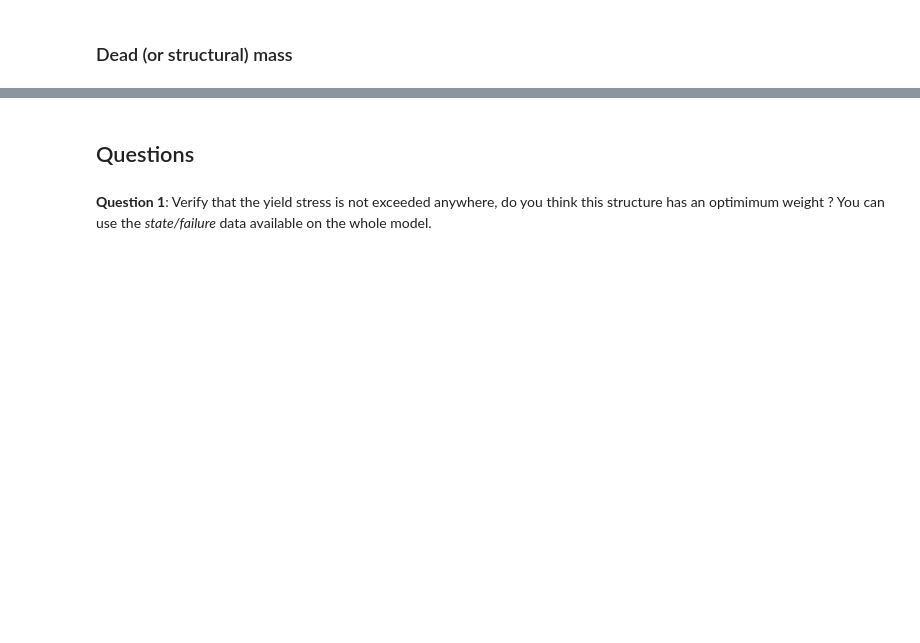
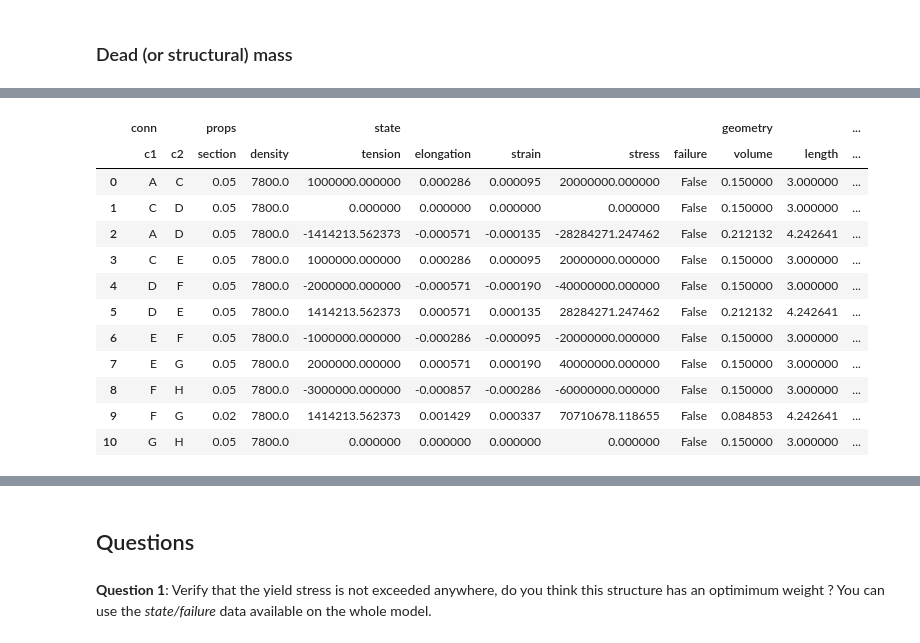
Before and after one commit to symmeHub/positron, a Jupyter notebook: book/optimization/exercises/bridge_optimization.ipynb, the cells around one changed output, grey strips where cells are left out. Saved outputs shown, nothing was run; the diff lists cells and outputs as text; code cells hidden in the pictures; blank space fills up the shorter version.

```diff
--- a/book/optimization/exercises/bridge_optimization.ipynb
+++ b/book/optimization/exercises/bridge_optimization.ipynb
@@ -117,0 +150,22 @@ m0 * 1.0e-3  # Mass in tons !
+# %%
+# change section of one bar
+FG.section = 0.02
+
+# solve with updated sections
+model.solve()
+
+model.data(at="bars")
+# %% [output]
+|  | conn |  | props |  | state |  |  |  |  | geometry |  | ... |
+|  | c1 | c2 | section | density | tension | elongation | strain | stress | failure | volume | length | ... |
+| 0 | A | C | 0.05 | 7800.0 | 1000000.000000 | 0.000286 | 0.000095 | 20000000.000000 | False | 0.150000 | 3.000000 | ... |
+| 1 | C | D | 0.05 | 7800.0 | 0.000000 | 0.000000 | 0.000000 | 0.000000 | False | 0.150000 | 3.000000 | ... |
+| 2 | A | D | 0.05 | 7800.0 | -1414213.562373 | -0.000571 | -0.000135 | -28284271.247462 | False | 0.212132 | 4.242641 | ... |
+| 3 | C | E | 0.05 | 7800.0 | 1000000.000000 | 0.000286 | 0.000095 | 20000000.000000 | False | 0.150000 | 3.000000 | ... |
+| 4 | D | F | 0.05 | 7800.0 | -2000000.000000 | -0.000571 | -0.000190 | -40000000.000000 | False | 0.150000 | 3.000000 | ... |
+| 5 | D | E | 0.05 | 7800.0 | 1414213.562373 | 0.000571 | 0.000135 | 28284271.247462 | False | 0.212132 | 4.242641 | ... |
+| 6 | E | F | 0.05 | 7800.0 | -1000000.000000 | -0.000286 | -0.000095 | -20000000.000000 | False | 0.150000 | 3.000000 | ... |
+| 7 | E | G | 0.05 | 7800.0 | 2000000.000000 | 0.000571 | 0.000190 | 40000000.000000 | False | 0.150000 | 3.000000 | ... |
+| 8 | F | H | 0.05 | 7800.0 | -3000000.000000 | -0.000857 | -0.000286 | -60000000.000000 | False | 0.150000 | 3.000000 | ... |
+| 9 | F | G | 0.02 | 7800.0 | 1414213.562373 | 0.001429 | 0.000337 | 70710678.118655 | False | 0.084853 | 4.242641 | ... |
+| 10 | G | H | 0.05 | 7800.0 | 0.000000 | 0.000000 | 0.000000 | 0.000000 | False | 0.150000 | 3.000000 | ... |
```
Also changed, not shown: parts of 16 cells of this notebook.
